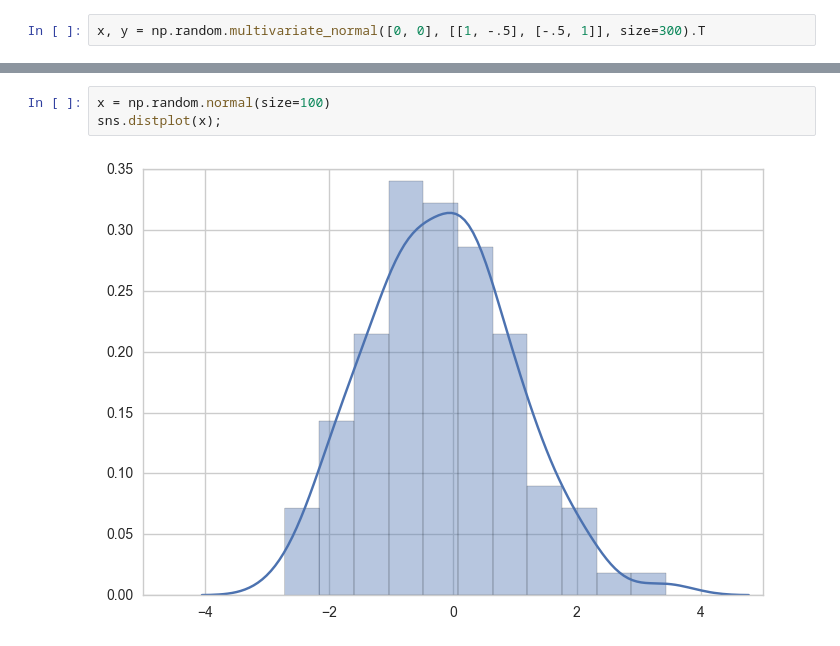
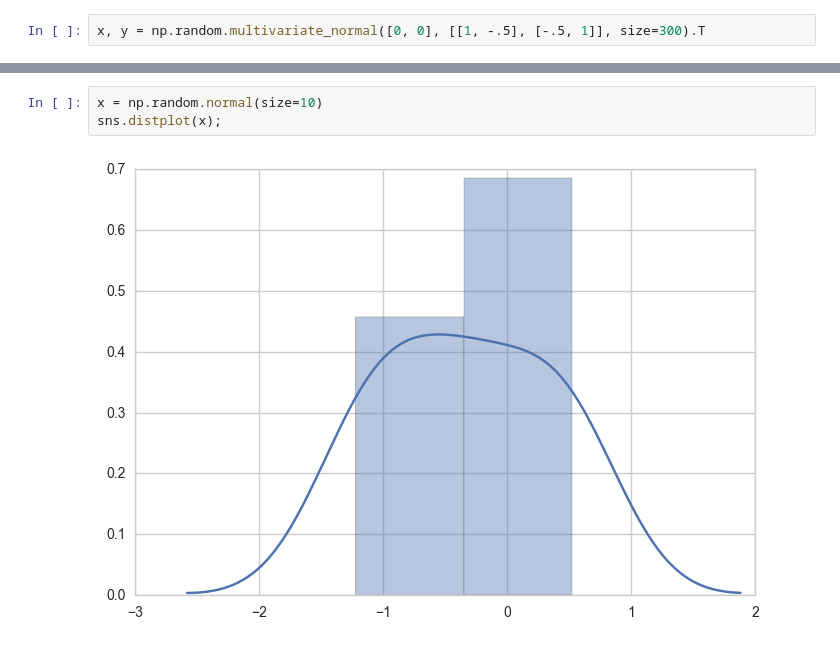
Before and after one commit to fossabot/experiment_code, a Jupyter notebook: python_tricks/seaborn/seaborn.ipynb, the cells around one changed output, grey strips where cells are left out. Drawn from its saved outputs; the diff is of its cells as text.

```diff
--- a/python_tricks/seaborn/seaborn.ipynb
+++ b/python_tricks/seaborn/seaborn.ipynb
@@ -70,5 +70,5 @@ sns.kdeplot(x, y, cmap=cmap, shade=True)
 # %%
-x = np.random.normal(size=100)
+x = np.random.normal(size=10)
 sns.distplot(x);
 # %% [output]
-[figure, old version]
+[figure, new version]
```
Also changed, not shown: parts of 1 cell of this notebook, 1 other file.
